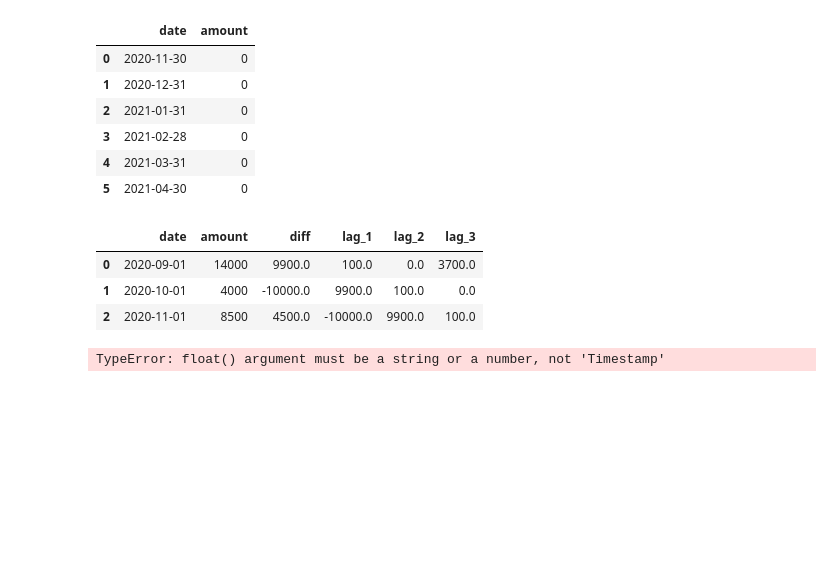
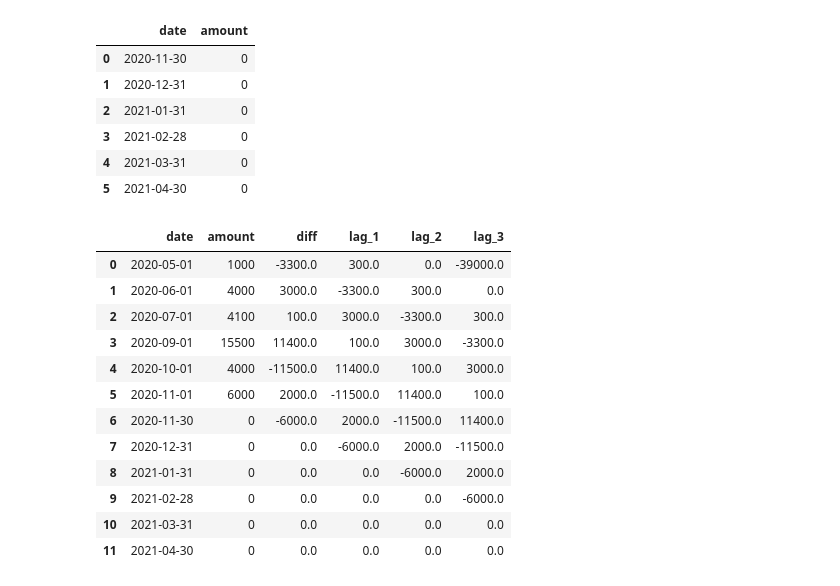
Before and after one commit to Acquil/greevil-app, a Jupyter notebook: app/core/exp_pred.ipynb, the cells around one changed output. Cells and saved outputs as stored; diff of their text form; code cells hidden in the pictures; blank space fills up the shorter version.

```diff
--- a/app/core/exp_pred.ipynb
+++ b/app/core/exp_pred.ipynb
@@ -9,7 +9,7 @@ exp_list= [
         "description": "string",
         "comments": "string",
         "payor": "string",
-        "date": "2020-11-07"
+        "date": "2020-05-07"
       },
       {
         "id": "05753e3e926320eb2364c9da8df77c35",
@@ -36,7 +36,7 @@ exp_list= [
         "description": "string",
         "comments": "string",
         "payor": "string",
-        "date": "2020-11-05"
+        "date": "2020-09-05"
       },
     {
         "id": "05753e3e926320eb2364c9da8df77c35",
@@ -45,7 +45,7 @@ exp_list= [
         "description": "string",
         "comments": "string",
         "payor": "string",
-        "date": "2019-12-30"
+        "date": "2020-04-30"
       },
     {
         "id": "05753e3e926320eb2364c9da8df77c35",
@@ -92,6 +92,35 @@ exp_list= [
         "payor": "string",
         "date": "2020-04-05"
       }
+    ,
+    {
+        "id": "05753e3e926320eb2364c9da8df77c35",
+        "user_id": "string",
+        "amount": 4000,
+        "description": "string",
+        "comments": "string",
+        "payor": "string",
+        "date": "2020-03-25"
+      }
+    ,
+    {
+        "id": "05753e3e926320eb2364c9da8df77c35",
+        "user_id": "string",
+        "amount": 4000,
+        "description": "string",
+        "comments": "string",
+        "payor": "string",
+        "date": "2020-02-05"
+      },
+    {
+        "id": "05753e3e926320eb2364c9da8df77c35",
+        "user_id": "string",
+        "amount": 43000,
+        "description": "string",
+        "comments": "string",
+        "payor": "string",
+        "date": "2020-01-10"
+      }
 ]
 # %%
 df = pd.DataFrame(exp_list)
@@ -324,8 +364,9 @@ df = df.groupby('date').amount.sum().reset_index()
 # %%
 latest_dt = df['date'].max()
 # %%
+# 1 quarter
 datetime_series = pd.Series(
-    pd.date_range(latest_dt, periods=6, freq="M")
+    pd.date_range(latest_dt, periods=3, freq="M")
 )
 df_test = pd.DataFrame()
 df_test['date'] = datetime_series
@@ -342,22 +383,33 @@ df_test
 # %%
 #create a new dataframe to model the difference
 df_diff = df.copy()
+df_diff = df_diff.append(df_test, ignore_index=True)
+
 df_diff['prev_amount'] = df_diff['amount'].shift(1)#drop the null values and calculate the difference
 df_diff = df_diff.dropna()
 df_diff['diff'] = (df_diff['amount'] - df_diff['prev_amount'])
 df_supervised = df_diff.drop(['prev_amount'],axis=1)#adding lags
 #add previous sales to the next row
 for inc in range(1,4):
     field_name = 'lag_' + str(inc)
     df_supervised[field_name] = df_supervised['diff'].shift(inc)#drop null values
 
 df_supervised = df_supervised.dropna().reset_index(drop=True)
 df_supervised
 # %% [output]
 |  | date | amount | diff | lag_1 | lag_2 | lag_3 |
-| 0 | 2020-09-01 | 14000 | 9900.0 | 100.0 | 0.0 | 3700.0 |
-| 1 | 2020-10-01 | 4000 | -10000.0 | 9900.0 | 100.0 | 0.0 |
-| 2 | 2020-11-01 | 8500 | 4500.0 | -10000.0 | 9900.0 | 100.0 |
+| 0 | 2020-05-01 | 1000 | -3300.0 | 300.0 | 0.0 | -39000.0 |
+| 1 | 2020-06-01 | 4000 | 3000.0 | -3300.0 | 300.0 | 0.0 |
+| 2 | 2020-07-01 | 4100 | 100.0 | 3000.0 | -3300.0 | 300.0 |
+| 3 | 2020-09-01 | 15500 | 11400.0 | 100.0 | 3000.0 | -3300.0 |
+| 4 | 2020-10-01 | 4000 | -11500.0 | 11400.0 | 100.0 | 3000.0 |
+| 5 | 2020-11-01 | 6000 | 2000.0 | -11500.0 | 11400.0 | 100.0 |
+| 6 | 2020-11-30 | 0 | -6000.0 | 2000.0 | -11500.0 | 11400.0 |
+| 7 | 2020-12-31 | 0 | 0.0 | -6000.0 | 2000.0 | -11500.0 |
+| 8 | 2021-01-31 | 0 | 0.0 | 0.0 | -6000.0 | 2000.0 |
+| 9 | 2021-02-28 | 0 | 0.0 | 0.0 | 0.0 | -6000.0 |
+| 10 | 2021-03-31 | 0 | 0.0 | 0.0 | 0.0 | 0.0 |
+| 11 | 2021-04-30 | 0 | 0.0 | 0.0 | 0.0 | 0.0 |
 # %%
 from keras.layers import Dense
 from keras.models import Sequential
@@ -365,9 +417,9 @@ from keras.layers import LSTM
 from sklearn.preprocessing import MinMaxScaler
 
 df_model = df_supervised.drop(['amount','date'],axis=1)#split train and test set
-# train_set, test_set = df_model[0:-3].values, df_model[-3:].values
-train_set = df_model.values
-test_set = df_test.values
+train_set, test_set = df_model[0:-3].values, df_model[-3:].values
+# train_set = df_model.values
+# test_set = df_test.values
 
 scaler = MinMaxScaler(feature_range=(-1, 1))
 scaler = scaler.fit(train_set)
@@ -382,8 +434,6 @@ test_set_scaled = scaler.transform(test_set)
 X_train= train_set_scaled[:, 1:]
 y_train =  train_set_scaled[:, 0:1]
 X_train = X_train.reshape(X_train.shape[0], 1, X_train.shape[1])
-# %% [output]
-TypeError: float() argument must be a string or a number, not 'Timestamp'
 # %%
 model = Sequential()
 model.add(LSTM(4, batch_input_shape=(1, X_train.shape[1], X_train.shape[2]), stateful=True))
```
Also changed, not shown: parts of 19 cells of this notebook, 2 other files.
